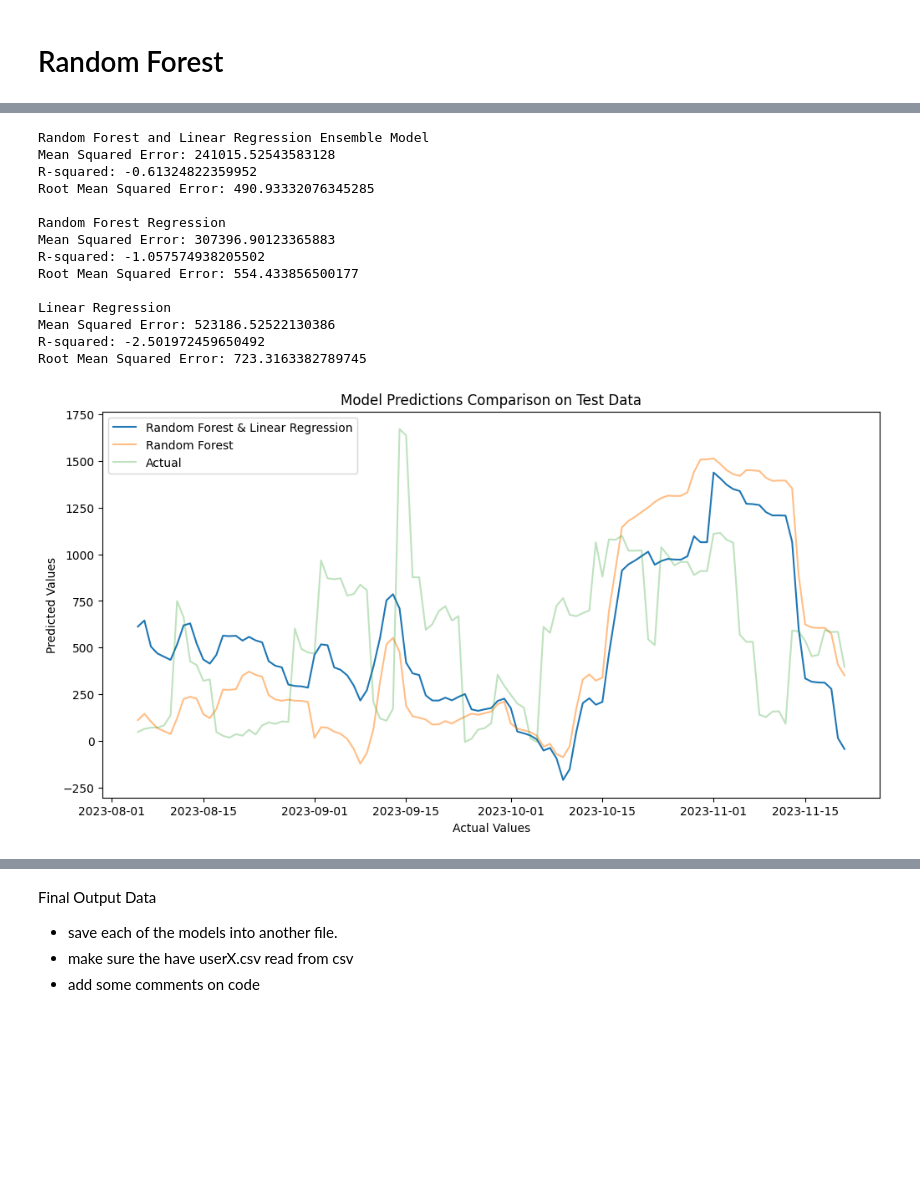
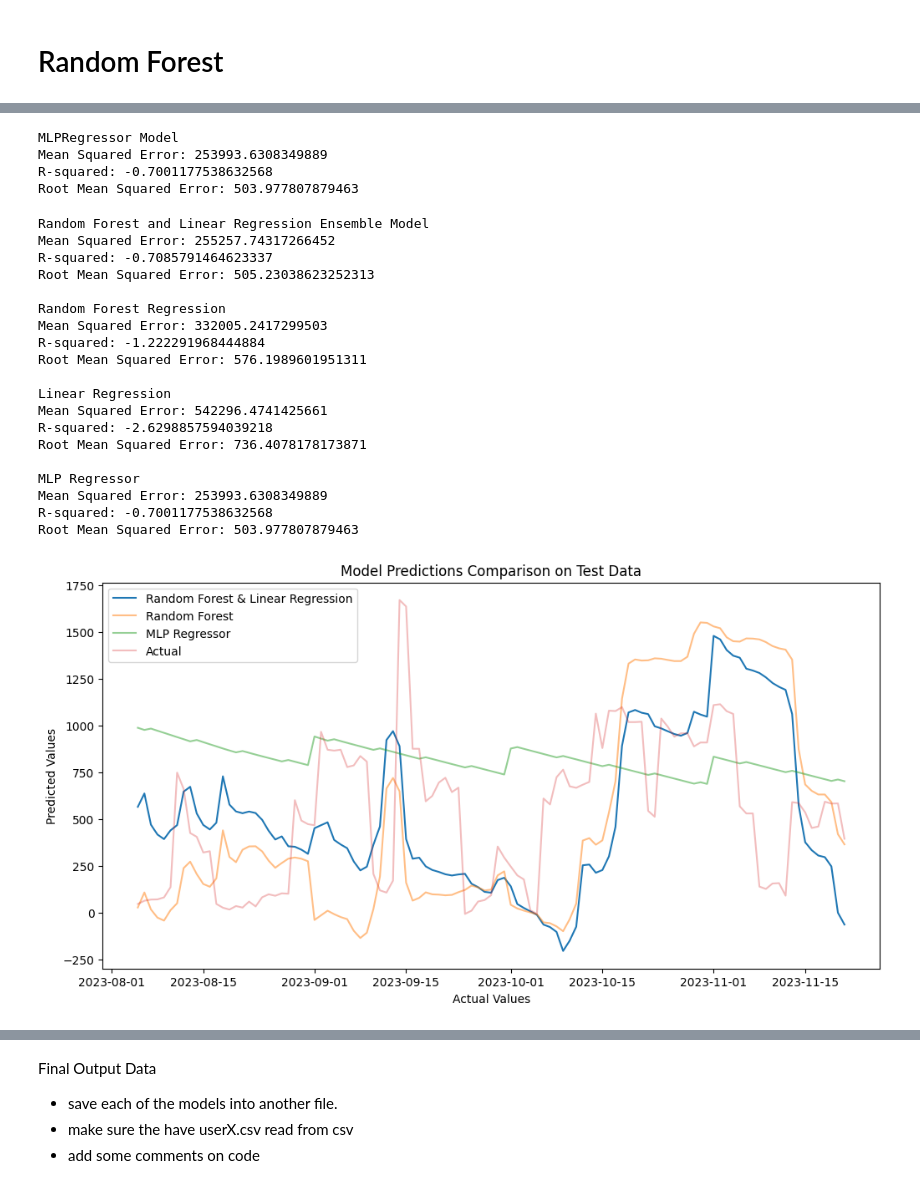
Before and after one commit to DataBytes-Organisation/Neo_Dolfin, a Jupyter notebook: neo_dolfin/ai/savings/Random_Forest_Model.ipynb, the cells around one changed output, grey strips where cells are left out. Drawn from its saved outputs; the diff is of its cells as text; code cells hidden in the pictures; blank space fills up the shorter version.

Commit message:
Feature flask random forest model (#188)
* Document main functions

* Check MLP Regressor

I tried a neural network model MLPRegressor.

* MLP Regressor for forecasting

```diff
--- a/neo_dolfin/ai/savings/Random_Forest_Model.ipynb
+++ b/neo_dolfin/ai/savings/Random_Forest_Model.ipynb
@@ -73,12 +111,2 @@ def group_data(transactions, option='mean'): # Set the 'postDate' column as the
     return transactions
-# %%
-# visualise time series
-import matplotlib.pyplot as plt
-def plot_transactions(transactions, title):
-    plt.figure(figsize=(12, 6))
-    plt.plot(transactions['total_balance'])
-    plt.title(title)
-    plt.xlabel('Date')
-    plt.ylabel('total_balance')
-    plt.show()
 # %%
@@ -226,10 +354,36 @@ rf_lr_prediction = rf_model_prediction + lr_model_prediction
+# %%
+from sklearn.neural_network import MLPRegressor
+
+# Instantiate and train MLPRegressor model
+mlp_model = MLPRegressor(hidden_layer_sizes=(1000,), max_iter=1000, random_state=42)
+mlp_model.fit(X_train, y_train)
+
+# Make predictions using the trained model
+mlp_predictions = mlp_model.predict(X_test)
+
+# Evaluate the MLPRegressor model
+mlp_mse = mean_squared_error(y_test, mlp_predictions)
+mlp_rmse = np.sqrt(mlp_mse)
+mlp_r2 = r2_score(y_test, mlp_predictions)
+
+print("MLPRegressor Model")
+print("Mean Squared Error:", mlp_mse)
+print("R-squared:", mlp_r2)
+print("Root Mean Squared Error:", mlp_rmse)
+# %% [output]
+MLPRegressor Model
+Mean Squared Error: 253993.6308349889
+R-squared: -0.7001177538632568
+Root Mean Squared Error: 503.977807879463
 # %%
 # Plotting the actual vs Ensemble predictions
 plt.figure(figsize=(12, 6))
 plt.plot(y_test.index, rf_lr_prediction, label='Random Forest & Linear Regression', alpha=1)
 plt.plot(y_test.index, rf_model_prediction, label='Random Forest', alpha=0.5)
+plt.plot(y_test.index, mlp_predictions, label='MLP Regressor', alpha=0.5)
 plt.plot(y_test.index, y_test, label='Actual', alpha=0.3)
 
+# Evaluate Random Forest and Linear Regression Ensemble Model
 print("Random Forest and Linear Regression Ensemble Model")
 mse = mean_squared_error(y_test, rf_lr_prediction)
 rmse = np.sqrt(mse)
@@ -240,43 +394,61 @@ print("Root Mean Squared Error:", rmse)
 
 print()
 
+# Evaluate Random Forest Regression
 print("Random Forest Regression")
 mse = mean_squared_error(y_test, rf_model_prediction)
 rmse = np.sqrt(mse)
 r2 = r2_score(y_test, rf_model_prediction)
 print("Mean Squared Error:", mse)
 print("R-squared:", r2)
 print("Root Mean Squared Error:", rmse)
 
 print()
 
+# Evaluate Linear Regression
 print("Linear Regression")
 mse = mean_squared_error(y_test, lr_model_prediction)
 rmse = np.sqrt(mse)
 r2 = r2_score(y_test, lr_model_prediction)
+print("Mean Squared Error:", mse)
+print("R-squared:", r2)
+print("Root Mean Squared Error:", rmse)
+
+print()
+
+# Evaluate MLPRegressor
+print("MLP Regressor")
+mse = mean_squared_error(y_test, mlp_predictions)
+rmse = np.sqrt(mse)
+r2 = r2_score(y_test, mlp_predictions)
 print("Mean Squared Error:", mse)
 print("R-squared:", r2)
 print("Root Mean Squared Error:", rmse)
 
 plt.xlabel('Actual Values')
 plt.ylabel('Predicted Values')
 plt.legend()
 plt.title('Model Predictions Comparison on Test Data')
 plt.show()
 # %% [output]
 Random Forest and Linear Regression Ensemble Model
-Mean Squared Error: 241015.52543583128
-R-squared: -0.61324822359952
-Root Mean Squared Error: 490.93332076345285
+Mean Squared Error: 255257.74317266452
+R-squared: -0.7085791464623337
+Root Mean Squared Error: 505.23038623252313
 
 Random Forest Regression
-Mean Squared Error: 307396.90123365883
-R-squared: -1.057574938205502
-Root Mean Squared Error: 554.433856500177
+Mean Squared Error: 332005.2417299503
+R-squared: -1.222291968444884
+Root Mean Squared Error: 576.1989601951311
 
 Linear Regression
-Mean Squared Error: 523186.52522130386
-R-squared: -2.501972459650492
-Root Mean Squared Error: 723.3163382789745
+Mean Squared Error: 542296.4741425661
+R-squared: -2.6298857594039218
+Root Mean Squared Error: 736.4078178173871
+
+MLP Regressor
+Mean Squared Error: 253993.6308349889
+R-squared: -0.7001177538632568
+Root Mean Squared Error: 503.977807879463
-[figure, old version]
+[figure, new version]
 # %%
```
Also changed, not shown: parts of 13 cells of this notebook.
